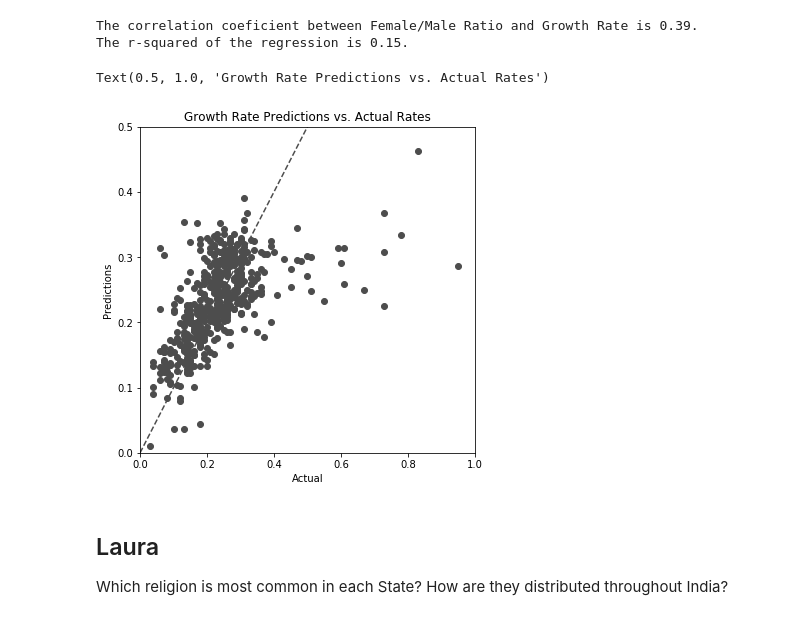
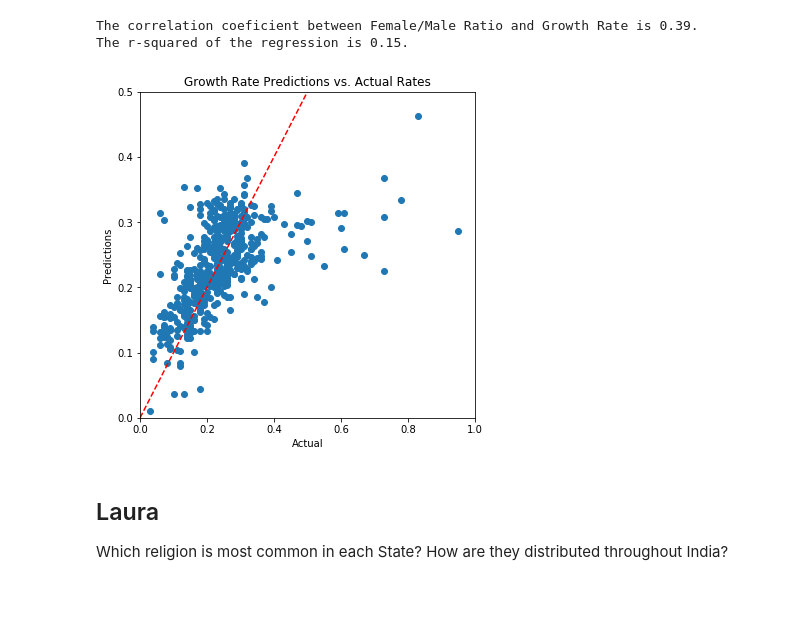
Before and after one commit to bpdamore/ProjectOne, a Jupyter notebook: main_analysis.ipynb, the cells around one changed output. Drawn from its saved outputs; the diff is of its cells as text; code cells hidden in the pictures.

```diff
--- a/main_analysis.ipynb
+++ b/main_analysis.ipynb
@@ -153,26 +159,27 @@ The r-squared of the regression is 0.15.
 # %%
 ### Let's make some predictions
 
 X = df[['Persons','Female to Male Ratio','Persons per Household','Literacy Rate','Permanent Housing Rate']]
 Y = df['Growth Rate']
 
 regressor = LinearRegression().fit(X,Y)
 
 coef_df = pd.DataFrame(regressor.coef_, X.columns, columns=['Coefficient'])
 
 y_pred = regressor.predict(X)
 predictions = pd.DataFrame({'District':df['District Name'], 'Actual': Y, 'Predicted': y_pred})
 
 f, ax = plt.subplots(figsize=(6, 6))
-ax.scatter(predictions['Actual'], predictions['Predicted'], c=".3")
-ax.plot([0, 1], [0, 1], ls="--", c=".3")
+ax.scatter(predictions['Actual'], predictions['Predicted'])
+ax.plot([0, 1], [0, 1], ls="--", c="r")
 ax.set(xlim=(0, 1), ylim=(0, .5))
 ax.set_ylabel('Predictions')
 ax.set_xlabel('Actual')
 ax.set_title('Growth Rate Predictions vs. Actual Rates')
+plt.savefig("GraphPNG/JC_growvrate.png")
+plt.show()
 # %% [output]
-Text(0.5, 1.0, 'Growth Rate Predictions vs. Actual Rates')
-[figure, old version]
+[figure, new version]
 # %% [markdown]
 ## Laura
 
```
Also changed, not shown: parts of 22 cells of this notebook, 18 other files.
